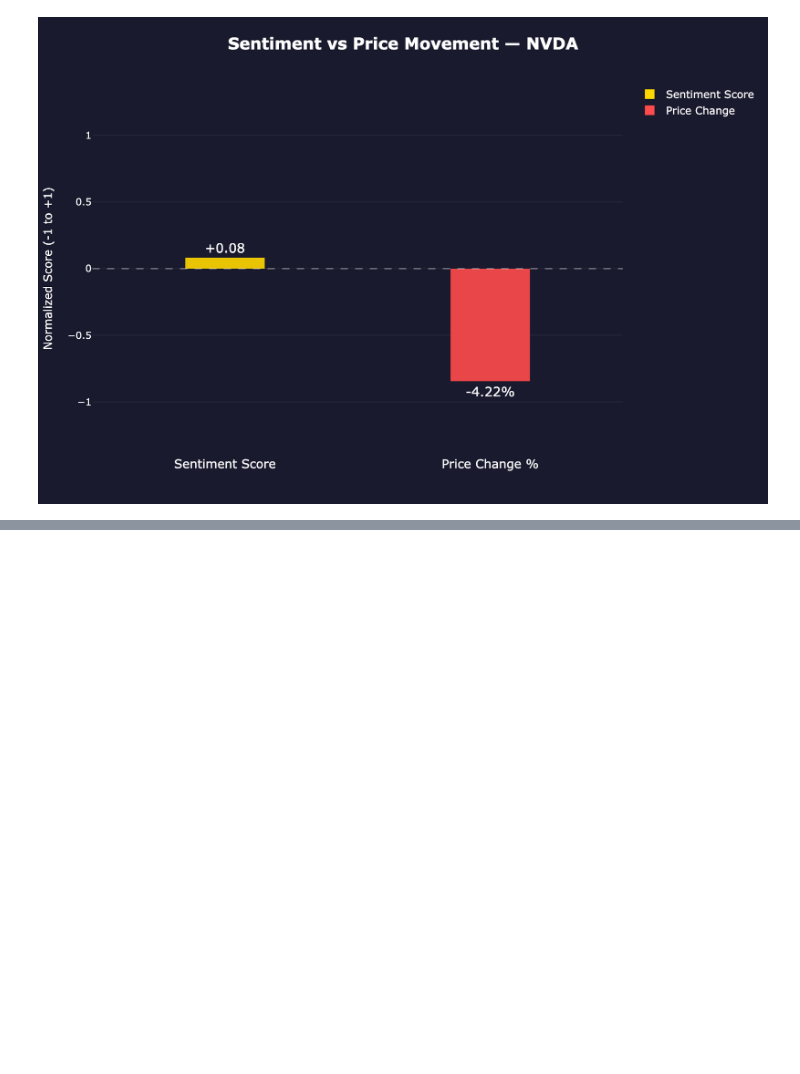
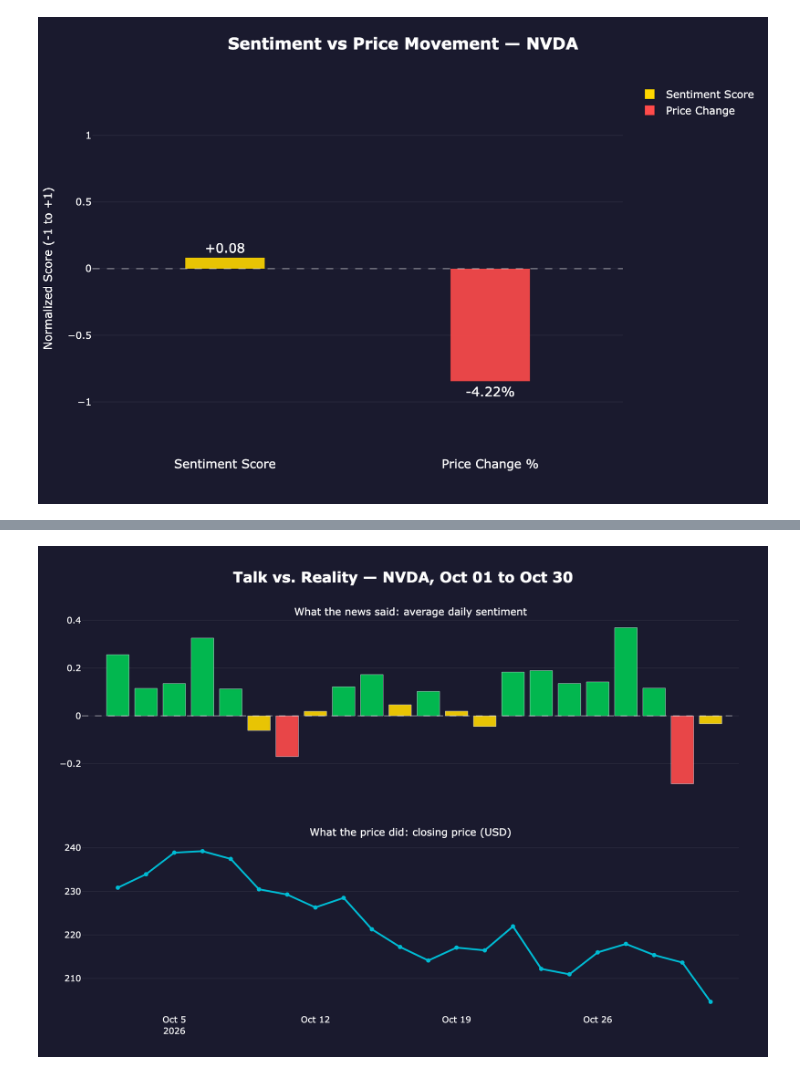
Before and after one commit to LilitAsminian/Stock-Sentiment-Analyzer, a Jupyter notebook: notebook.ipynb, the cells around one changed output, grey strips where cells are left out. Saved outputs shown, nothing was run; the diff lists cells and outputs as text; code cells hidden in the pictures; blank space fills up the shorter version.

Commit message:
Add one-month sentiment vs. price comparison

```diff
--- a/notebook.ipynb
+++ b/notebook.ipynb
@@ -673,0 +737,70 @@ On a single day, news sentiment did not explain the price move. To answer the op
+# %%
+# Timeline: what the news said vs. what the price did
+
+fig_month = make_subplots(
+    rows=2, cols=1,
+    shared_xaxes=True,
+    vertical_spacing=0.12,
+    subplot_titles=("What the news said: average daily sentiment", "What the price did: closing price (USD)")
+)
+
+day_colors = ["#00c853" if s > 0.1 else "#ff4b4b" if s < -0.1 else "#ffd700" for s in daily["sentiment"]]
+
+fig_month.add_trace(go.Bar(
+    x=daily["Date"],
+    y=daily["sentiment"],
+    marker=dict(color=day_colors, opacity=0.9),
+    customdata=daily["headlines"],
+    hovertemplate="<b>%{x|%b %d}</b><br>Sentiment: %{y:+.2f}<br>Headlines: %{customdata}<extra></extra>",
+    name="Sentiment"
+), row=1, col=1)
+
+fig_month.add_trace(go.Scatter(
+    x=daily["Date"],
+    y=daily["Close"],
+    mode="lines+markers",
+    line=dict(color="#00bcd4", width=2.5),
+    marker=dict(size=6),
+    hovertemplate="<b>%{x|%b %d}</b><br>Close: $%{y:.2f}<extra></extra>",
+    name="Close"
+), row=2, col=1)
+
+fig_month.add_hline(
+    y=0,
+    line_dash="dash",
+    line_color="rgba(255,255,255,0.4)",
+    line_width=1.5,
+    row=1, col=1
+)
+
+fig_month.update_layout(
+    title=dict(
+        text=f"<b>Talk vs. Reality — {TICKER}, {START:%b %d} to {END:%b %d}</b>",
+        font=dict(size=20, color="white"),
+        x=0.5,
+        xanchor="center"
+    ),
+    plot_bgcolor="#1a1a2e",
+    paper_bgcolor="#1a1a2e",
+    height=650,
+    margin=dict(t=100, b=60, l=60, r=40),
+    showlegend=False
+)
+fig_month.update_annotations(font=dict(color="white", size=14))
+fig_month.update_xaxes(
+    tickfont=dict(color="white"),
+    showgrid=False,
+    zeroline=False,
+    rangebreaks=[dict(bounds=["sat", "mon"])]  # hide weekends
+)
+fig_month.update_yaxes(
+    tickfont=dict(color="white"),
+    showgrid=True,
+    gridcolor="rgba(255,255,255,0.08)",
+    zeroline=False
+)
+
+fig_month.show()
+fig_month.write_image("iframe_figures/month_talk_vs_reality.png", width=1000, height=700, scale=2)
+# %% [output]
+[figure, added]
```
Also changed, not shown: parts of 13 cells of this notebook, 6 other files.
